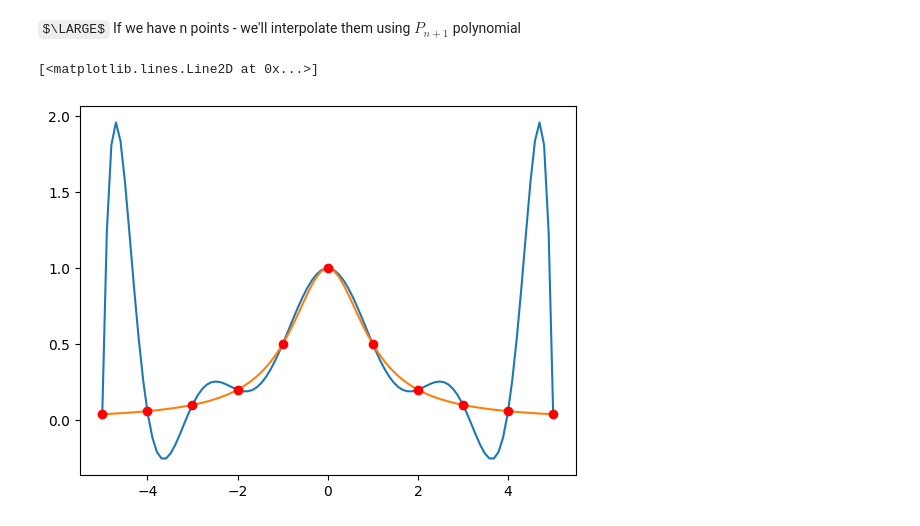
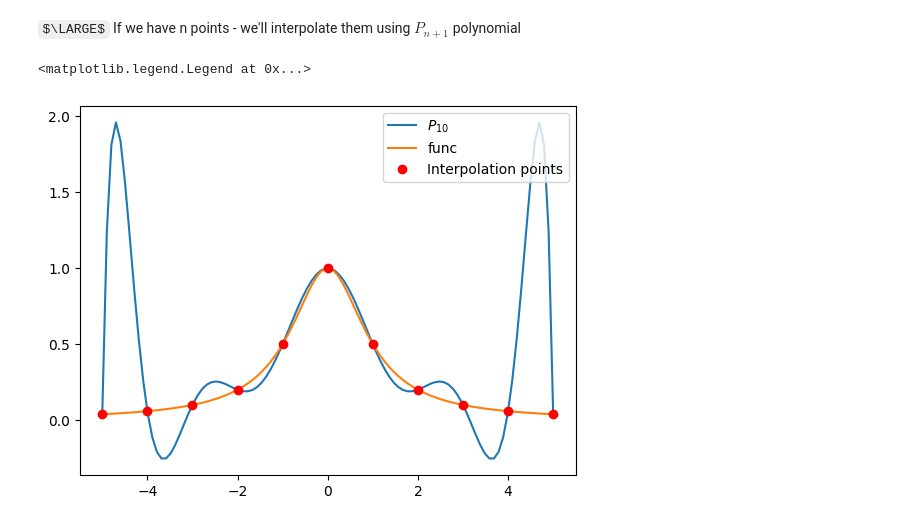
Before and after one commit to CuSynth/computational-physics, a Jupyter notebook: #5 Polynomial/solution.ipynb, the cells around one changed output. Saved outputs shown, nothing was run; the diff lists cells and outputs as text; code cells hidden in the pictures; some formulas as TeX source.

```diff
--- a/#5 Polynomial/solution.ipynb
+++ b/#5 Polynomial/solution.ipynb
@@ -69,12 +69,15 @@ $\LARGE$
 If we have n points - we'll interpolate them using $P_{n+1}$ polynomial
 # %%
 n = 10
-plt.plot(x, P_n[n-4])
-plt.plot(x, get_y(x))
+plt.plot(x, P_n[n-4], label=r'$P_{'+str(n)+'}$')
+plt.plot(x, get_y(x), label='func')
+
 k = np.arange(n+1)
 xk = get_x(k, n)
 yk = get_y(xk)
-plt.plot(xk, yk, 'ro')
+plt.plot(xk, yk, 'ro', label='Interpolation points')
+
+plt.legend(loc=1)
 # %% [output]
-[<matplotlib.lines.Line2D at 0x...>]
+<matplotlib.legend.Legend at 0x...>
-[figure, old version]
+[figure, new version]
```
